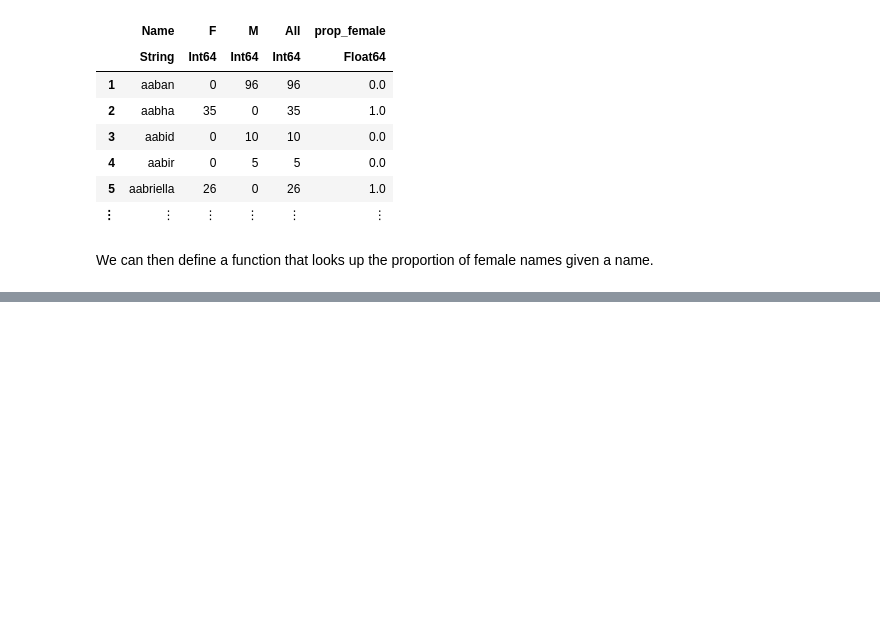
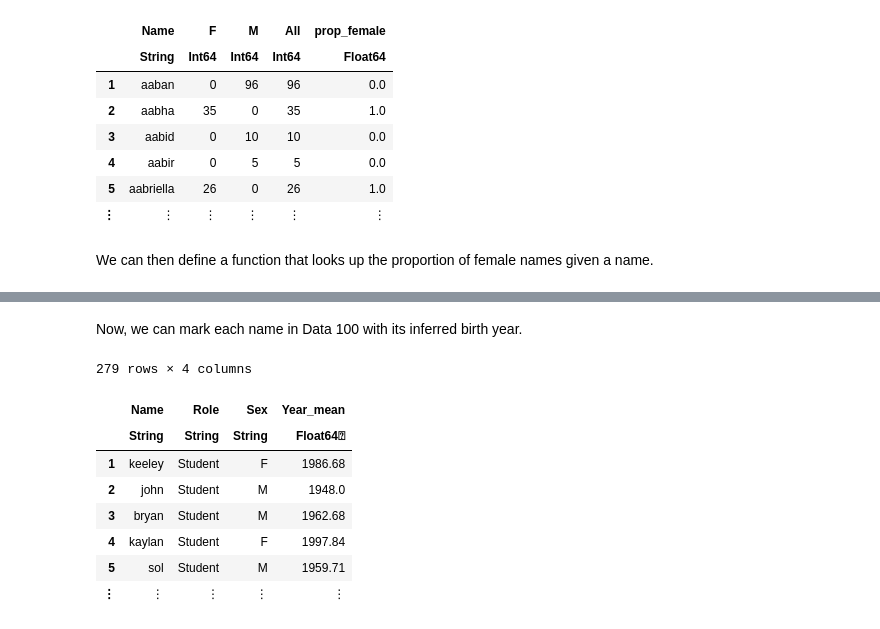
Before and after one commit to irinabchan/textbook, a Jupyter notebook: notebooks/01/lifecycle_students_julia_3.ipynb, the cells around one changed output, grey strips where cells are left out. Drawn from its saved outputs; the diff is of its cells as text; code cells hidden in the pictures; blank space fills up the shorter version.

```diff
--- a/notebooks/01/lifecycle_students_julia_3.ipynb
+++ b/notebooks/01/lifecycle_students_julia_3.ipynb
@@ -120,11 +123,11 @@ Then, we count up how many male and female babies were born in total for each na
 sex_counts = by(babynames, [:Name, :Sex], :Count => sum)
 sort!(sex_counts, :Name)
 
-sex_counts[!, :X1] .= ifelse.(sex_counts.Sex .== "F", sex_counts.Count_sum, 0)
-sex_counts[!, :X2] .= ifelse.(sex_counts.Sex .== "M", sex_counts.Count_sum, 0)
+sex_counts.X1 = ifelse.(sex_counts.Sex .== "F", sex_counts.Count_sum, 0)
+sex_counts.X2 = ifelse.(sex_counts.Sex .== "M", sex_counts.Count_sum, 0)
 
 sex_counts = by(sex_counts, :Name, F = :X1 => sum, M = :X2 => sum)
-sex_counts[!, :All] = map((x,y) -> x + y, sex_counts[:F], sex_counts[:M])
+sex_counts.All = map((x,y) -> x + y, sex_counts.F, sex_counts.M)
 
 total = ["All" sum(sex_counts.F) sum(sex_counts.M) sum(sex_counts.All)]
 push!(sex_counts, total)
@@ -178,0 +260,15 @@ sex_from_name("mary")
+# %% [markdown]
+Now, we can mark each name in Data 100 with its inferred birth year.
+# %%
+students[!, :Year_mean] = map(x -> year_from_name(x), students.Name)
+students
+# %% [output]
+279 rows × 4 columns
+|  | Name | Role | Sex | Year_mean |
+|  | String | String | String | Float64⍰ |
+| 1 | keeley | Student | F | 1986.68 |
+| 2 | john | Student | M | 1948.0 |
+| 3 | bryan | Student | M | 1962.68 |
+| 4 | kaylan | Student | F | 1997.84 |
+| 5 | sol | Student | M | 1959.71 |
+| ⋮ | ⋮ | ⋮ | ⋮ | ⋮ |
```
Also changed, not shown: parts of 23 cells of this notebook, 1 other file.
